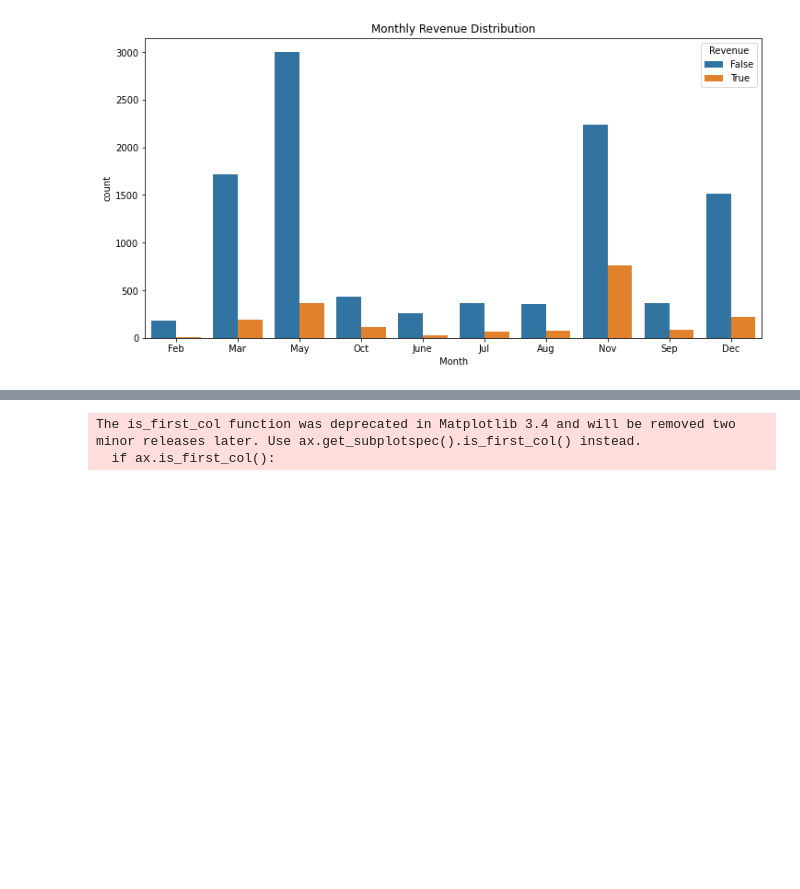
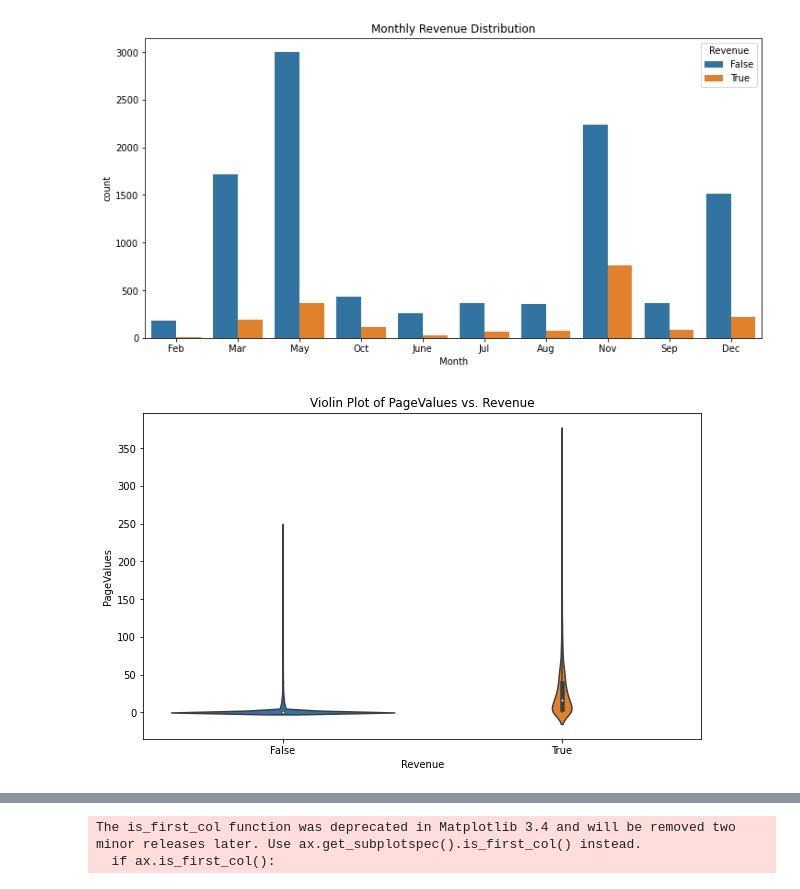
Before and after one commit to arnavhasija/ShopInsights, a Jupyter notebook: online-shopping-data-analysis.ipynb, the cells around one changed output, grey strips where cells are left out. Drawn from its saved outputs; the diff is of its cells as text; code cells hidden in the pictures; blank space fills up the shorter version.

```diff
--- a/online-shopping-data-analysis.ipynb
+++ b/online-shopping-data-analysis.ipynb
@@ -132,3 +132,11 @@ plt.title('Monthly Revenue Distribution')
 plt.show()
 # %% [output]
 [figure]
+# %%
+# Violin plot for 'PageValues' vs. 'Revenue'
+plt.figure(figsize=(10, 6))
+sns.violinplot(x='Revenue', y='PageValues', data=df)
+plt.title('Violin Plot of PageValues vs. Revenue')
+plt.show()
+# %% [output]
+[figure, added]
```
Also changed, not shown: parts of 2 cells of this notebook.
